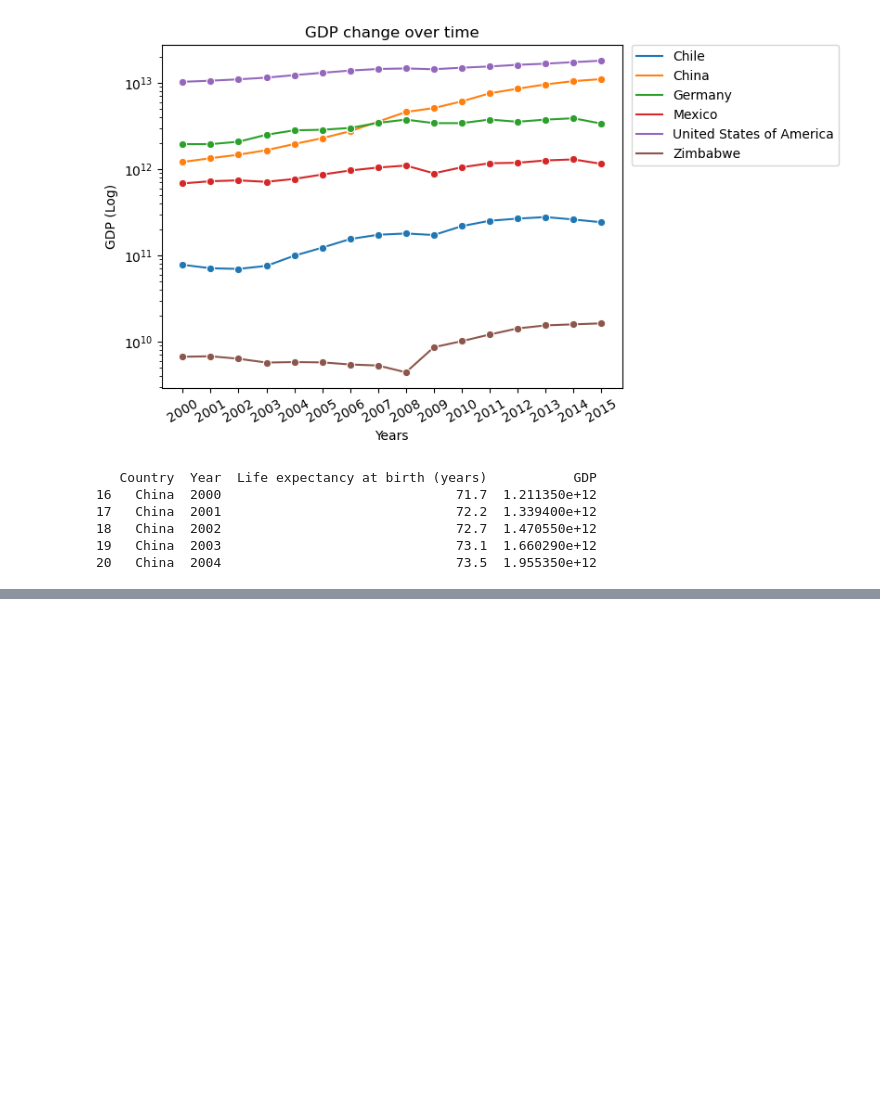
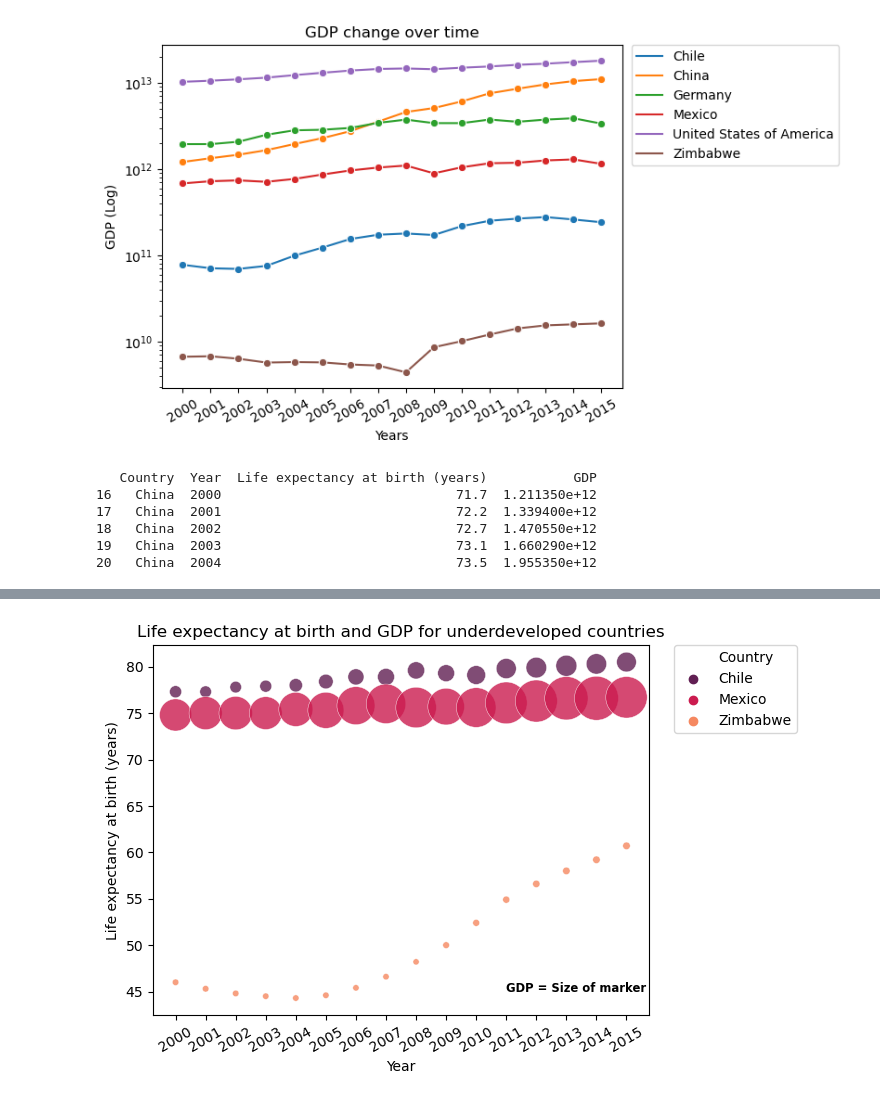
Before and after one commit to Claudio-AhumadaL/Life-Expectancy-and-GDP-Analysis, a Jupyter notebook: life_expectancy_gdp_Claudio-AhumadaL.ipynb, the cells around one changed output, grey strips where cells are left out. Drawn from its saved outputs; the diff is of its cells as text; code cells hidden in the pictures; blank space fills up the shorter version.

```diff
--- a/life_expectancy_gdp_Claudio-AhumadaL.ipynb
+++ b/life_expectancy_gdp_Claudio-AhumadaL.ipynb
@@ -225,3 +225,17 @@ plt.show()
+# %%
+# Life expectancy at birth and GDP for underdeveloped countries using Bubble Chart
+
+axc = sns.scatterplot(data=underdeveloped_countries_data, x="Year", y="Life expectancy at birth (years)", \
+                      size="GDP", sizes=(20, 1000), alpha = 0.8, hue = "Country", palette="rocket")
+h,l = axc.get_legend_handles_labels()
+axc.set_xticks(years)
+axc.set_xticklabels(labels = years, rotation=30)
+plt.legend(h[0:4],l[0:4],bbox_to_anchor=(1.05, 1), loc=2, borderaxespad=0.)
+plt.text(2011, 45, "GDP = Size of marker", horizontalalignment='left', size='small', color='black', weight='semibold')
+plt.title("Life expectancy at birth and GDP for underdeveloped countries")
+plt.show()
+# %% [output]
+[figure, added]
 # %%
 # Life expectancy change over time - separate lineplots
 # %%
```
Also changed, not shown: parts of 1 cell of this notebook.
